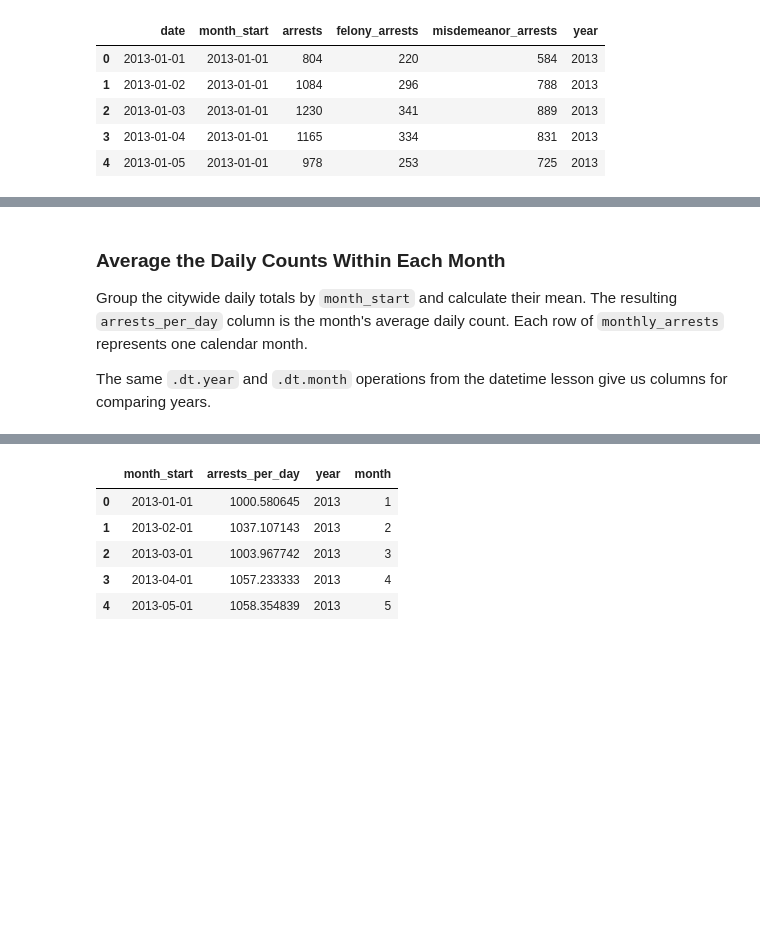
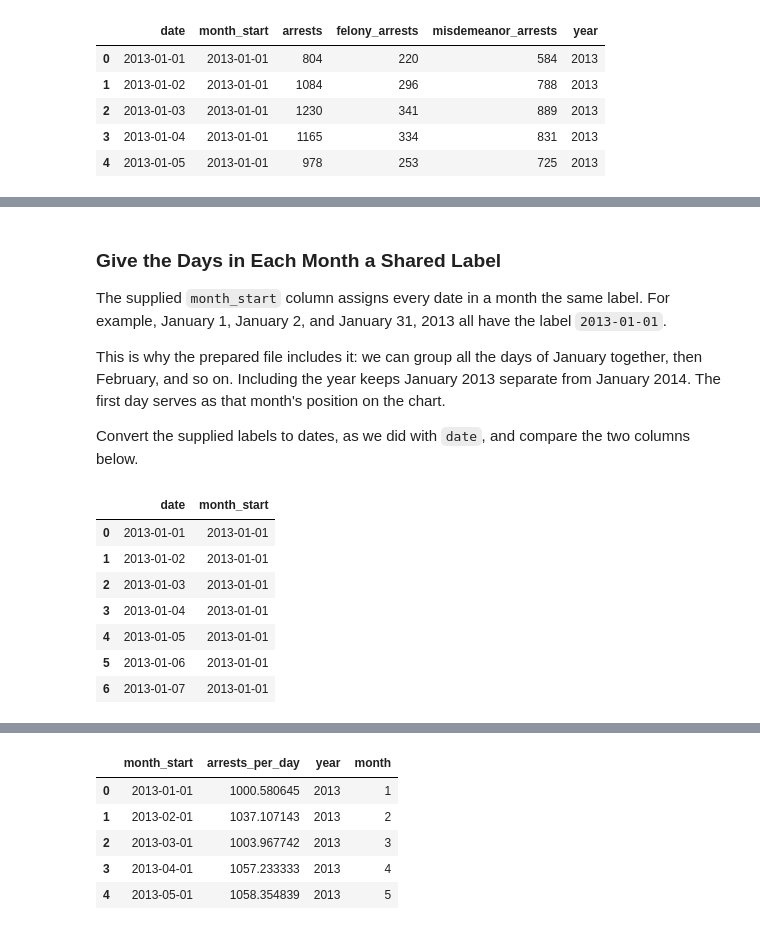
Before and after one commit to zjelveh/zjelveh.github.io, a Jupyter notebook: files/ccjs418e_fall2026/8_visualization.ipynb, the cells around one changed output, grey strips where cells are left out. Drawn from its saved outputs; the diff is of its cells as text; code cells hidden in the pictures; blank space fills up the shorter version.

```diff
--- a/files/ccjs418e_fall2026/8_visualization.ipynb
+++ b/files/ccjs418e_fall2026/8_visualization.ipynb
@@ -168,6 +212,21 @@ daily_arrests.head(n=5)
 # %% [markdown]
-### Average the Daily Counts Within Each Month
+### Give the Days in Each Month a Shared Label
 
-Group the citywide daily totals by `month_start` and calculate their mean. The resulting `arrests_per_day` column is the month's average daily count. Each row of `monthly_arrests` represents one calendar month.
+The supplied `month_start` column assigns every date in a month the same label. For example, January 1, January 2, and January 31, 2013 all have the label `2013-01-01`.
 
-The same `.dt.year` and `.dt.month` operations from the datetime lesson give us columns for comparing years.
+This is why the prepared file includes it: we can group all the days of January together, then February, and so on. Including the year keeps January 2013 separate from January 2014. The first day serves as that month's position on the chart.
+
+Convert the supplied labels to dates, as we did with `date`, and compare the two columns below.
+# %%
+df['month_start'] = pd.to_datetime(arg=df['month_start'])
+daily_arrests['month_start'] = pd.to_datetime(arg=daily_arrests['month_start'])
+daily_arrests[['date', 'month_start']].head(n=7)
+# %% [output]
+|  | date | month_start |
+| 0 | 2013-01-01 | 2013-01-01 |
+| 1 | 2013-01-02 | 2013-01-01 |
+| 2 | 2013-01-03 | 2013-01-01 |
+| 3 | 2013-01-04 | 2013-01-01 |
+| 4 | 2013-01-05 | 2013-01-01 |
+| 5 | 2013-01-06 | 2013-01-01 |
+| 6 | 2013-01-07 | 2013-01-01 |
```
Also changed, not shown: parts of 16 cells of this notebook.
